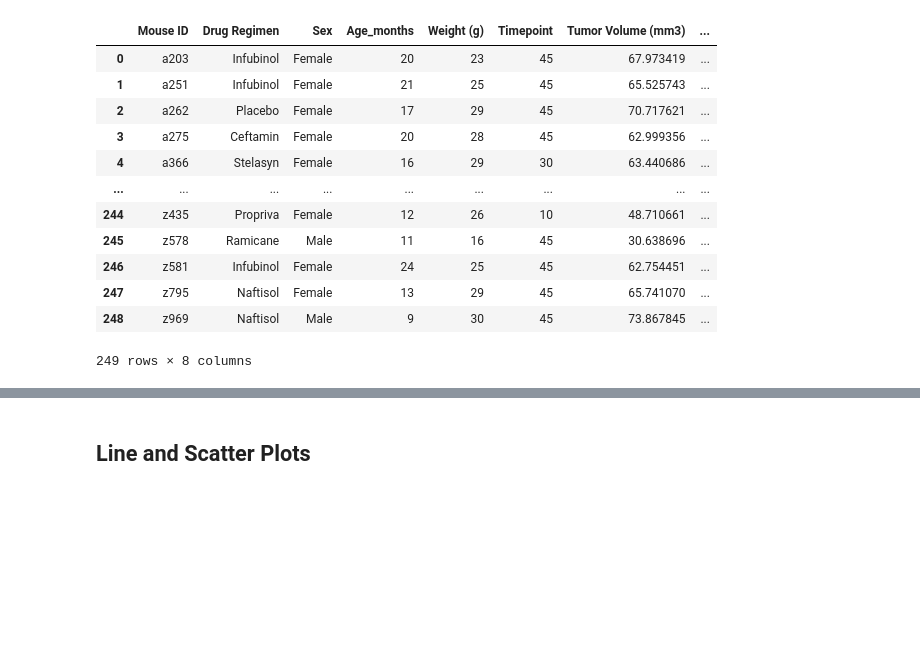
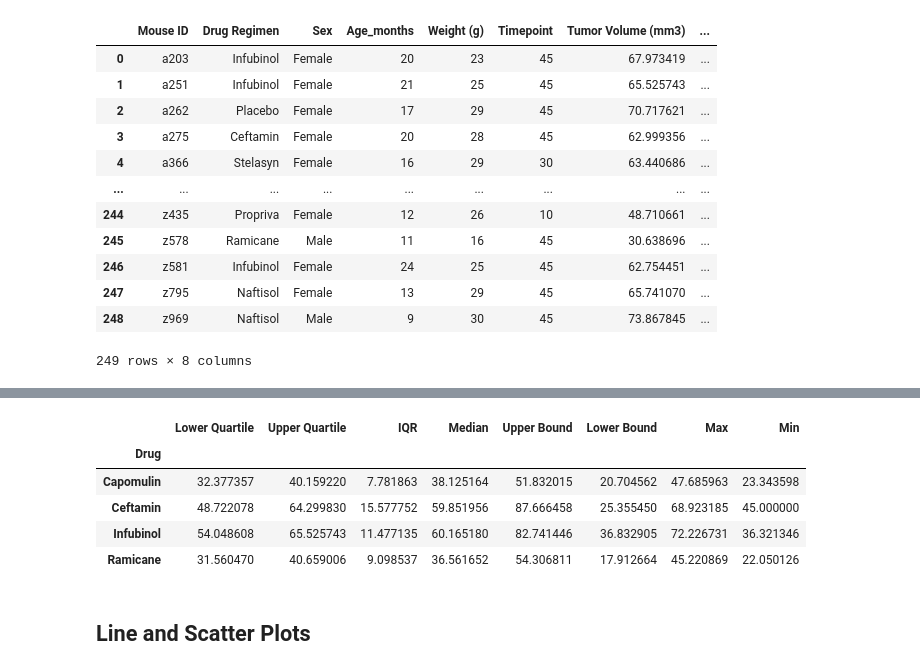
Before and after one commit to margoterudy/Pymaceuticals, a Jupyter notebook: Pymaceuticals/pymaceuticals_starter.ipynb, the cells around one changed output, grey strips where cells are left out. Cells and saved outputs as stored; diff of their text form; code cells hidden in the pictures; blank space fills up the shorter version.

```diff
--- a/Pymaceuticals/pymaceuticals_starter.ipynb
+++ b/Pymaceuticals/pymaceuticals_starter.ipynb
@@ -246,3 +282,65 @@ KeyError: 'timepoint'
+# %%
+# Determine outliers using upper and lower bounds - I used quartiles
+quart_capo = meds[treatments[0]].quantile([.25, .5, .75])
+low_capo = quart_capo[.25]
+med_capo = quart_capo[.5]
+up_capo = quart_capo[.75]
+iqr_capo = up_capo-low_capo
+lowb_capo = low_capo - (1.5*iqr_capo)
+upb_capo = up_cap + (1.5*iqr_capo)
+max_capo = meds[treatments[0]].max()
+min_capo = meds[treatments[0]].min()
+
+quart_rami = meds['Ramicane'].quantile([.25, .5, .75])
+low_rami = quart_rami[.25]
+med_rami = quart_rami[.5]
+up_rami = quart_rami[.75]
+iqr_rami = up_rami-low_rami
+lowb_rami = low_rami - (1.5*iqr_ram)
+upb_rami = up_rami + (1.5*iqr_ram)
+max_rami = meds[treatments[1]].max()
+min_rami = meds[treatments[1]].min()
+
+quart_inf = meds[treatments[2]].quantile([.25, .5, .75])
+low_infu = quart_infu[.25]
+med_infu = quart_infu[.5]
+up_infu = quart_infu[.75]
+iqr_infu = up_infu-low_infu
+lowb_infu = low_infu - (1.5*iqr_infu)
+upb_infu = up_infu + (1.5*iqr_infu)
+max_infu = meds[treatments[2]].max()
+min_infu = meds[treatments[2]].min()
+
+quart_ceft = meds[treatments[3]].quantile([.25, .5, .75])
+low_ceft = quart_ceft[.25]
+med_ceft = quart_ceft[.5]
+up_ceft = quart_ceft[.75]
+iqr_ceft = up_ceft-low_ceft
+lowb_ceft = low_cef - (1.5*iqr_ceft)
+upb_ceft = up_cef + (1.5*iqr_ceft)
+max_ceft = meds[treatments[3]].max()
+min_ceft = meds[treatments[3]].min()
+
+outliers = pd.DataFrame({'Drug': treatments,
+                         'Lower Quartile':[low_capo, low_rami, low_inf, low_cef],
+                         'Upper Quartile':[up_capo, up_rami, up_inf, up_cef],
+                         'IQR':[iqr_capo, iqr_rami, iqr_inf, iqr_cef],
+                         'Median':[med_capo, med_rami, med_inf, med_cef],
+                        'Upper Bound': [upb_capo, upb_rami, upb_inf, upb_cef],
+                        'Lower Bound': [lowb_capo, lowb_rami, lowb_inf, lowb_cef],
+                        'Max': [max_capo, max_rami, max_inf, max_cef],
+                         'Min': [min_capo, min_rami, min_inf, min_cef]
+                        })
+outliers
+outliers_group = outliers.groupby('Drug')
+outliers_group.sum()
+# %% [output]
+|  | Lower Quartile | Upper Quartile | IQR | Median | Upper Bound | Lower Bound | Max | Min |
+| Drug |  |  |  |  |  |  |  |  |
+| Capomulin | 32.377357 | 40.159220 | 7.781863 | 38.125164 | 51.832015 | 20.704562 | 47.685963 | 23.343598 |
+| Ceftamin | 48.722078 | 64.299830 | 15.577752 | 59.851956 | 87.666458 | 25.355450 | 68.923185 | 45.000000 |
+| Infubinol | 54.048608 | 65.525743 | 11.477135 | 60.165180 | 82.741446 | 36.832905 | 72.226731 | 36.321346 |
+| Ramicane | 31.560470 | 40.659006 | 9.098537 | 36.561652 | 54.306811 | 17.912664 | 45.220869 | 22.050126 |
 # %%
 # Generate a box plot of the final tumor volume of each mouse across four regimens of interest
 # %% [markdown]
```
Also changed, not shown: parts of 1 cell of this notebook.
